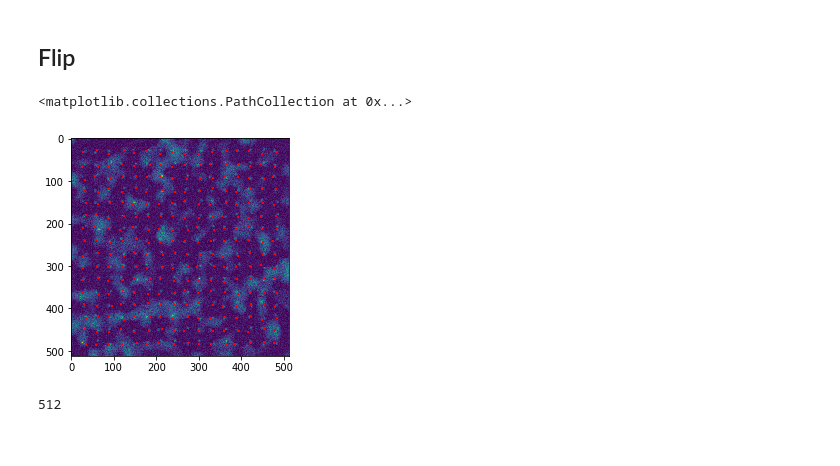
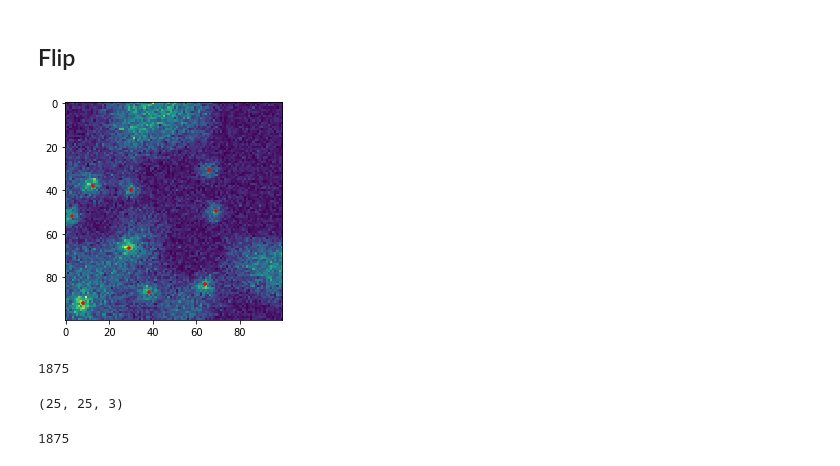
Before and after one commit to zhanyinx/refactored-octo-lamp, a Jupyter notebook: notebooks/tests_data_augmentation.ipynb, the cells around one changed output. Saved outputs shown, nothing was run; the diff lists cells and outputs as text; code cells hidden in the pictures.

```diff
--- a/notebooks/tests_data_augmentation.ipynb
+++ b/notebooks/tests_data_augmentation.ipynb
@@ -14,7 +12,7 @@ The autoreload extension is already loaded. To reload it, use:
 # %% [markdown]
 ## import and display data
 # %%
-dataset = "../data/spots_synt4_af4f7386.npz"
+dataset = "../data/spots_synt_harder_e4cd83b6.npz"
 with np.load(dataset, allow_pickle=True) as data:
         train_x = data["x_train"]
         valid_x = data["x_valid"]
@@ -23,9 +21,11 @@ with np.load(dataset, allow_pickle=True) as data:
         valid_y = data["y_valid"]
         test_y = data["y_test"]
 # %%
-idx = 0
+idx = 1
 image = train_x[idx]
+image = image[:100,:100]
 mask = train_y[idx]
+mask = mask[:25,:25]
 # %%
 plt.imshow(image)
 coordList = get_coordinate_list(mask,512,128)
@@ -36,15 +36,24 @@ plt.scatter(coordList[...,0],coordList[...,1],marker="+",color='r',s=5)
 # %% [markdown]
 ## Flip
 # %%
-from spot_detection.models.util_augment import flip
 new_img, new_mask = flip(image,mask)
+new_img1, new_mask1 = flip(new_img,new_mask)
+
 plt.imshow(new_img)
 coordList = get_coordinate_list(new_mask,512,128)
-plt.scatter(coordList[...,0],coordList[...,1],marker="+",color='r',s=5)
+plt.scatter(coordList[...,0],coordList[...,1],marker="+",color='r',s=10)
+plt.show()
 # %% [output]
-<matplotlib.collections.PathCollection at 0x...>
-[figure, old version]
+[figure, new version]
 # %%
-np.sum(mask[...,1:]!=0)
+np.sum(new_mask1==mask)
 # %% [output]
-512
+1875
+# %%
+mask.shape
+# %% [output]
+(25, 25, 3)
+# %%
+25*25*3
+# %% [output]
+1875
```
Also changed, not shown: parts of 2 cells of this notebook, 14 other files.
